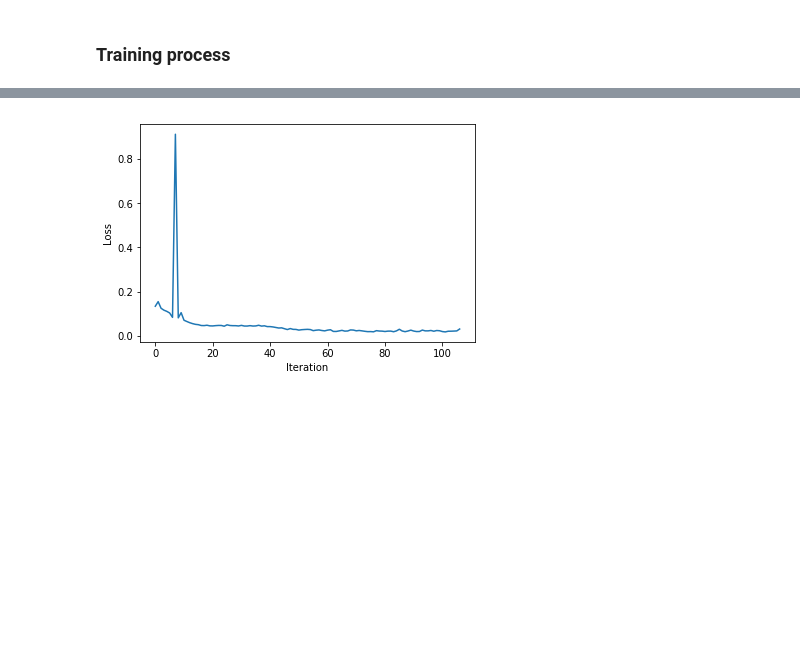
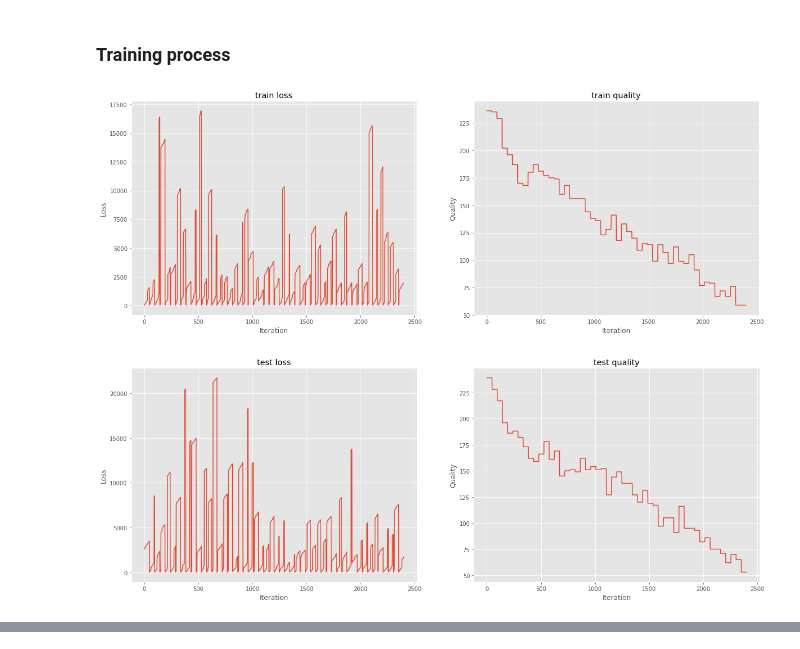
Before and after one commit to anton-br/fermi_denoising, a Jupyter notebook: CNN/segmentation.ipynb, the cells around one changed output, grey strips where cells are left out. Drawn from its saved outputs; the diff is of its cells as text; code cells hidden in the pictures; blank space fills up the shorter version.

```diff
--- a/CNN/segmentation.ipynb
+++ b/CNN/segmentation.ipynb
@@ -57,11 +66,11 @@ data_transform = transforms.Compose([
         ToTensor()
 ])
 
-train_dataset = FermiDataset(images_path='./../train_data/x',
-                             points_path='./../train_data/y',
+train_dataset = FermiDataset(images_path=os.path.join(path, 'train_data/x'),
+                             points_path=os.path.join(path, 'train_data/y'),
                              transform=data_transform)
-test_dataset = FermiDataset(images_path='./../test_data/x',
-                            points_path='./../test_data/y',
+test_dataset = FermiDataset(images_path=os.path.join(path, 'train_data/x'),
+                            points_path=os.path.join(path, 'train_data/y'),
                             transform=data_transform)
 
 data_loader = {phase: torch.utils.data.DataLoader(dataset,
@@ -98,13 +107,31 @@ class ConvNet(nn.Module):
         return x
 # %% [markdown]
 ### Training process
+# %%
+def plot_stats(loss, acc, name):
+    _, ax = plt.subplots(1, 2, figsize=(20, 7))
+    ax[0].plot(loss)
+    ax[0].set_title(name + ' loss')
+    ax[0].set_xlabel('Iteration')
+    ax[0].set_ylabel('Loss')
+    ax[1].plot(acc)
+    ax[1].set_title(name + ' quality')
+    ax[1].set_xlabel('Iteration')
+    ax[1].set_ylabel('Quality')
+    plt.show()
 # %%
 from tqdm import tqdm
-global_loss = []
-model = ConvNet()
-optimizer = optim.SGD(model.parameters(), lr=0.001, momentum=0.9)
-criterion = nn.BCEWithLogitsLoss(pos_weight=torch.Tensor([1., 20.]))
-num_epochs = 3
+
+global_loss_train = []
+global_acc_train = []
+
+global_loss_test = []
+global_acc_test = []
+
+model = ConvNet(device=device)
+optimizer = optim.Adam(model.parameters(), lr=1e-6, weight_decay=0.001)#optim.SGD(model.parameters(), lr=0.0001, momentum=0.9)#
+criterion = nn.BCEWithLogitsLoss(pos_weight=torch.Tensor([1., 50.])).to(device)
+num_epochs = 50
 sigm = torch.nn.Sigmoid()
 
 for epoch in range(num_epochs):
@@ -128,31 +155,47 @@ for epoch in range(num_epochs):
 
             with torch.set_grad_enabled(phase == 'train'):
                 outputs = model(inputs)
                 outputs = outputs.transpose(3, 1)
                 preds = sigm(outputs)
 
                 labels = labels.transpose(3, 1)
 
+                outputs = outputs.to(device)
+                labels = labels.to(device)
                 loss = criterion(outputs, labels)
 
                 if phase == 'train':
                     loss.backward()
                     optimizer.step()
 
                 class_pred = (preds[:, :, :, 1] > 0.5).to(torch.int8)
                 class_true = (labels[:, :, :, 1]).to(torch.int8)
 
             running_loss += loss.item() * inputs.size(0)
-            global_loss.append(loss)
             running_corrects += torch.sum(class_pred & class_true)
+
+            if phase == 'train':
+                global_loss_train.append(running_loss)
+                global_acc_train.append(running_corrects)
+
+            if phase == 'test':
+                global_loss_test.append(running_loss)
+                global_acc_test.append(running_corrects)
+
+        clear_output()
+
+        plot_stats(global_loss_train, global_acc_train, 'train')
+        plot_stats(global_loss_test, global_acc_test, 'test')
 
         epoch_loss = running_loss / dataset_sizes[phase]
         epoch_acc = running_corrects.double() / dataset_sizes[phase]
 
         print('{} Loss: {:.4f} Acc: {:.4f}'.format(
             phase, epoch_loss, epoch_acc))
         # deep copy the model
 #         if phase == 'test' and epoch_acc > best_acc:
 #             best_acc = epoch_acc
 #             best_model_wts = copy.deepcopy(model.state_dict())
 # %% [output]
+[figure, added]
+[figure, added]
@@ -171,9 +203,3 @@ test Loss: 0.1040 Acc: 0.0000
-# %%
-plt.plot(global_loss[100:])
-plt.xlabel('Iteration')
-plt.ylabel('Loss');
-# %% [output]
-[figure, removed]
 # %%
 model.eval()
 with torch.no_grad():
```
Also changed, not shown: parts of 6 cells of this notebook.
